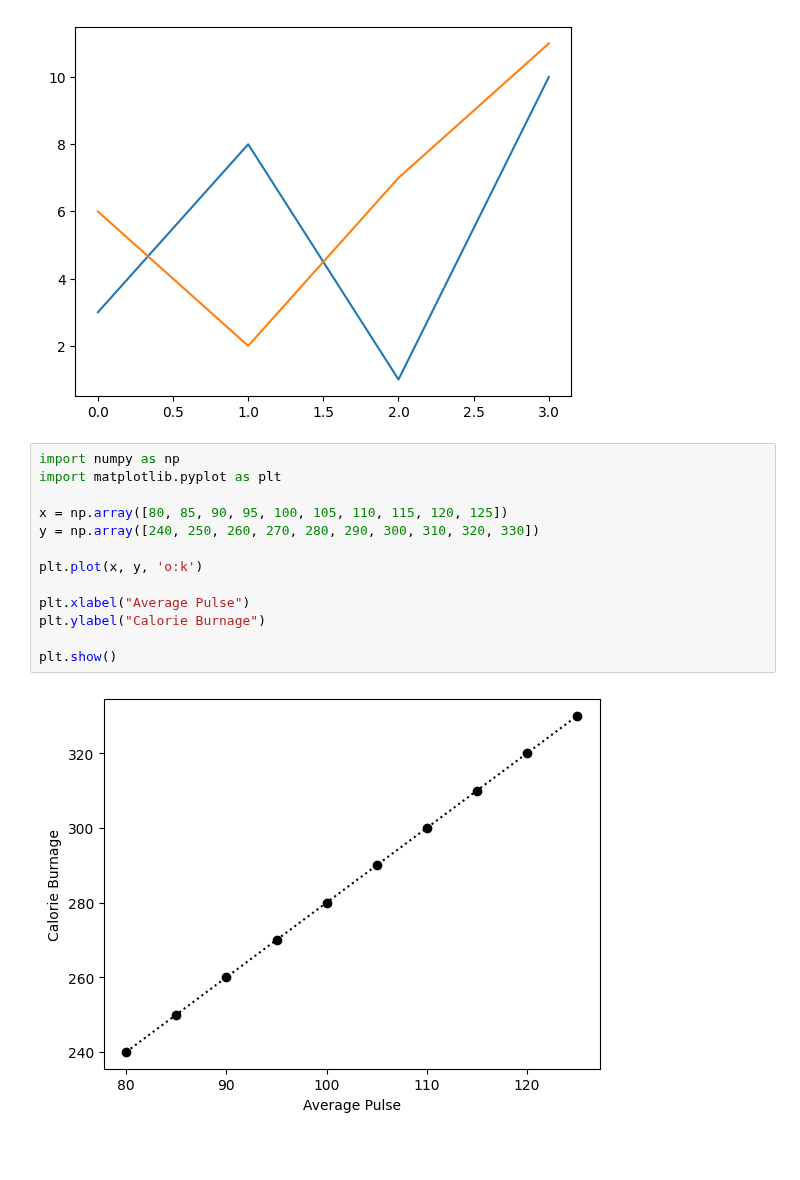
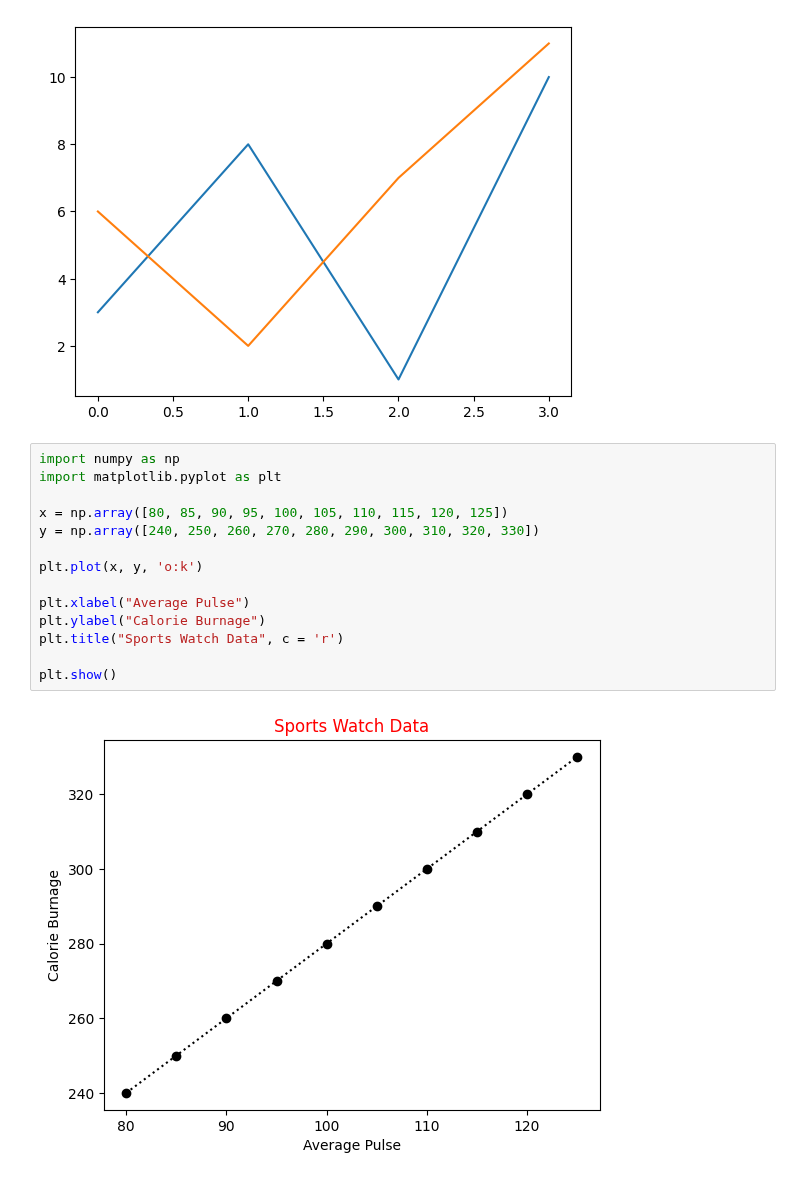
Before and after one commit to MBAhmadi/ML-Learning, a Jupyter notebook: my_training2.ipynb, the cells around one changed output. Drawn from its saved outputs; the diff is of its cells as text; blank space fills up the shorter version.

```diff
--- a/my_training2.ipynb
+++ b/my_training2.ipynb
@@ -635,15 +635,16 @@ plt.show()
 # %%
 import numpy as np
 import matplotlib.pyplot as plt
 
 x = np.array([80, 85, 90, 95, 100, 105, 110, 115, 120, 125])
 y = np.array([240, 250, 260, 270, 280, 290, 300, 310, 320, 330])
 
 plt.plot(x, y, 'o:k')
 
 plt.xlabel("Average Pulse")
 plt.ylabel("Calorie Burnage")
+plt.title("Sports Watch Data", c = 'r')
 
 plt.show()
 # %% [output]
-[figure, old version]
+[figure, new version]
```
Also changed, not shown: parts of 1 cell of this notebook.
